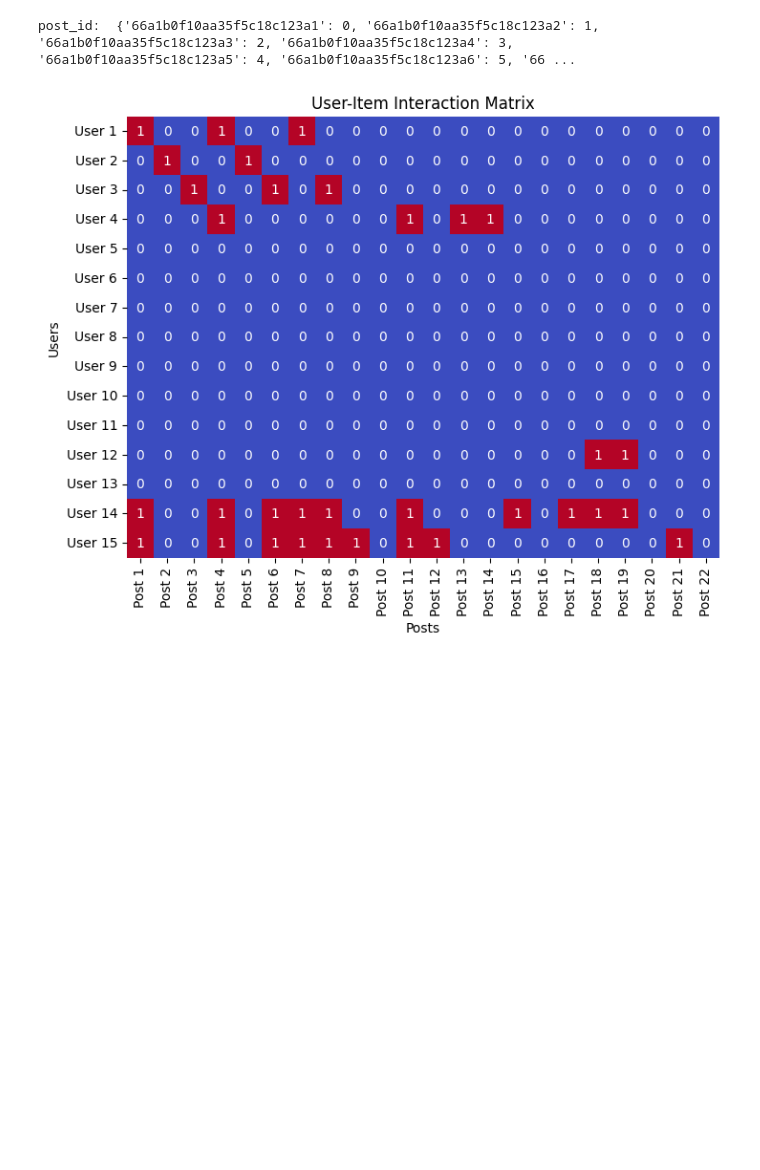
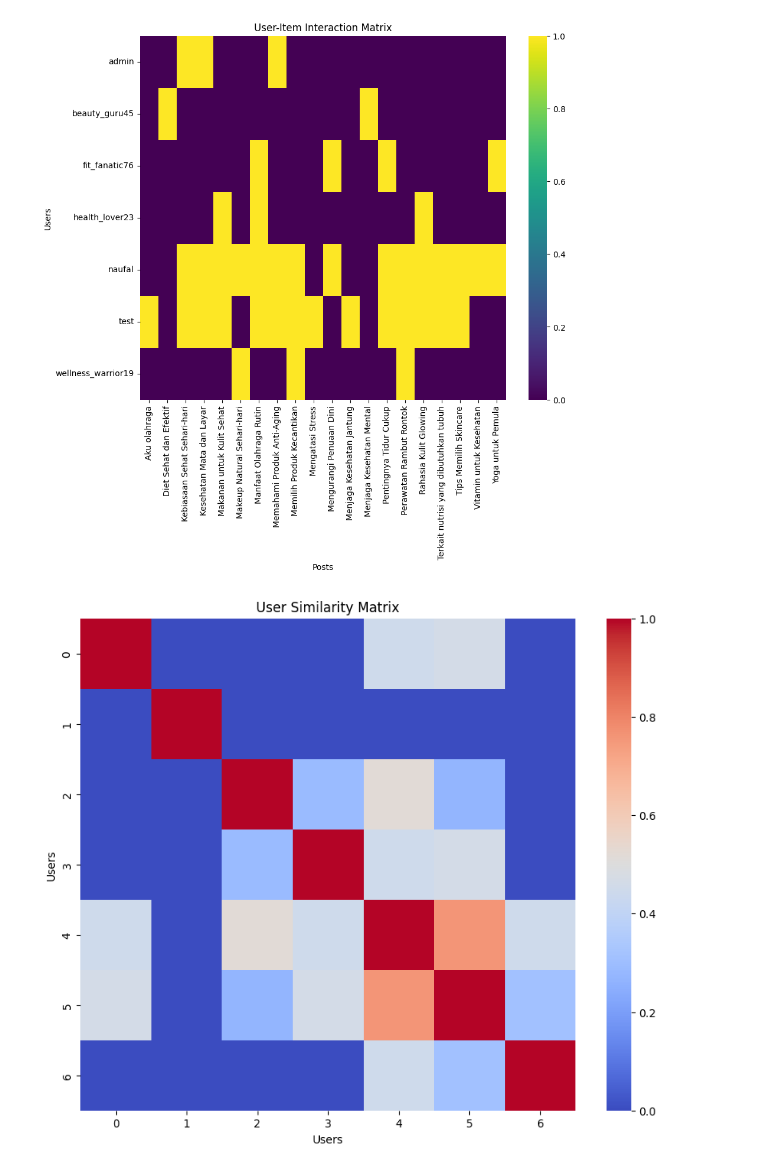
Before and after one commit to naufalrz-qi/FHnBcollaborativeFiltering, a Jupyter notebook: alg_collaborativeFilteringtest.ipynb, the cells around one changed output. Cells and saved outputs as stored; diff of their text form; code cells hidden in the pictures; blank space fills up the shorter version.

```diff
--- a/alg_collaborativeFilteringtest.ipynb
+++ b/alg_collaborativeFilteringtest.ipynb
@@ -1,4 +1,5 @@
 # %%
+# Imports
 from pymongo import MongoClient
 import numpy as np
 from sklearn.metrics.pairwise import cosine_similarity
@@ -13,45 +14,58 @@ db = client['collaborativefilteringtest']  # Database name
 users_collection = db['users']
 posts_collection = db['posts']
 likes_collection = db['likes']
+answers_collection = db['answers']  # Add answers collection
 # %%
 # Fetch data from MongoDB
 users = list(users_collection.find())
 posts = list(posts_collection.find())
 likes = list(likes_collection.find())
+answers = list(answers_collection.find())  # Fetch answers
 
+# Create DataFrame for likes and answers
+likes_df = pd.DataFrame(likes)
+answers_df = pd.DataFrame(answers)
 
-# Create mappings for user and post IDs (using string IDs)
-user_ids = {str(user['_id']): idx for idx, user in enumerate(users)}
-post_ids = {str(post['_id']): idx for idx, post in enumerate(posts)}
+# Add a column 'interaction' to likes and answers DataFrame
+likes_df['interaction'] = 1
+answers_df['interaction'] = 1
 
-print('post_id: ', post_ids , 'user_ids: ', user_ids)
+# Combine likes and answers DataFrame
+interactions_df = pd.concat([likes_df[['user_id', 'post_id', 'interaction']],
+                            answers_df[['user_id', 'post_id', 'interaction']]])
+# Fetch post titles
+post_titles = {str(post['_id']): post['title'] for post in posts}
+user_username = {str(user['_id']): user['username'] for user in users}
 
-# Create rating matrix
-num_users = len(users)
-num_posts = len(posts)
-ratings_matrix = np.zeros((num_users, num_posts))
+# Replace post_id with title in interactions_df
+interactions_df['post_id'] = interactions_df['post_id'].apply(lambda x: post_titles[str(x)])
+interactions_df['user_id'] = interactions_df['user_id'].apply(lambda x: user_username[str(x)])
 
-for like in likes:
-    user_id_str = str(like['user_id'])
-    post_id_str = str(like['post_id'])
+# Pivot table to create user-item matrix
+user_item_matrix = interactions_df.pivot_table(index='user_id', columns='post_id', values='interaction', fill_value=0)
 
-    user_idx = user_ids.get(user_id_str)
-    post_idx = post_ids.get(post_id_str)
+# Convert user-item matrix to numpy array
+ratings_matrix = user_item_matrix.to_numpy()
 
-    if user_idx is not None and post_idx is not None:
-        ratings_matrix[user_idx, post_idx] = 1
+# Calculate cosine similarity between users
+user_similarity = cosine_similarity(ratings_matrix)
 
-# Convert matrix to DataFrame for pivot-like operations
-ratings_df = pd.DataFrame(ratings_matrix, index=[f"User {i+1}" for i in range(num_users)], columns=[f"Post {i+1}" for i in range(num_posts)])
-
-# Visualisasi matriks interaksi
-plt.figure(figsize=(8, 6))
-sns.heatmap(ratings_df, annot=True, cmap='coolwarm', cbar=False)
+# Visualize the user-item matrix
+plt.figure(figsize=(10, 8))
+sns.heatmap(user_item_matrix, cmap='viridis', cbar=True)
 plt.title('User-Item Interaction Matrix')
 plt.xlabel('Posts')
 plt.ylabel('Users')
 plt.show()
+
+# Visualize the user similarity matrix
+plt.figure(figsize=(10, 8))
+sns.heatmap(user_similarity, cmap='coolwarm', cbar=True)
+plt.title('User Similarity Matrix')
+plt.xlabel('Users')
+plt.ylabel('Users')
+plt.show()
 # %% [output]
-post_id:  {'66a1b0f10aa35f5c18c123a1': 0, '66a1b0f10aa35f5c18c123a2': 1, '66a1b0f10aa35f5c18c123a3': 2, '66a1b0f10aa35f5c18c123a4': 3, '66a1b0f10aa35f5c18c123a5': 4, '66a1b0f10aa35f5c18c123a6': 5, '66 ...
-[figure, old version]
+[figure, new version]
+[figure, added]
 # %%
```
Also changed, not shown: parts of 2 cells of this notebook, 24 other files.
